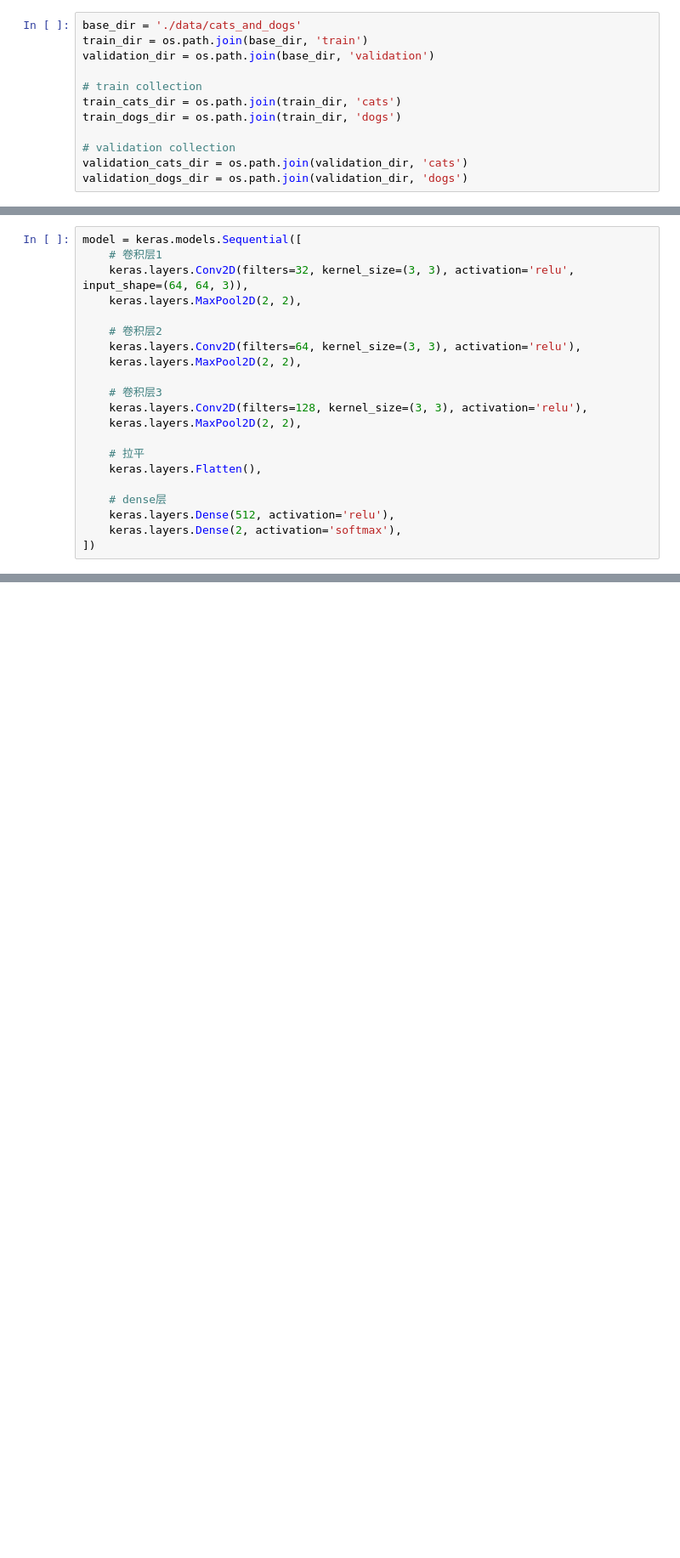
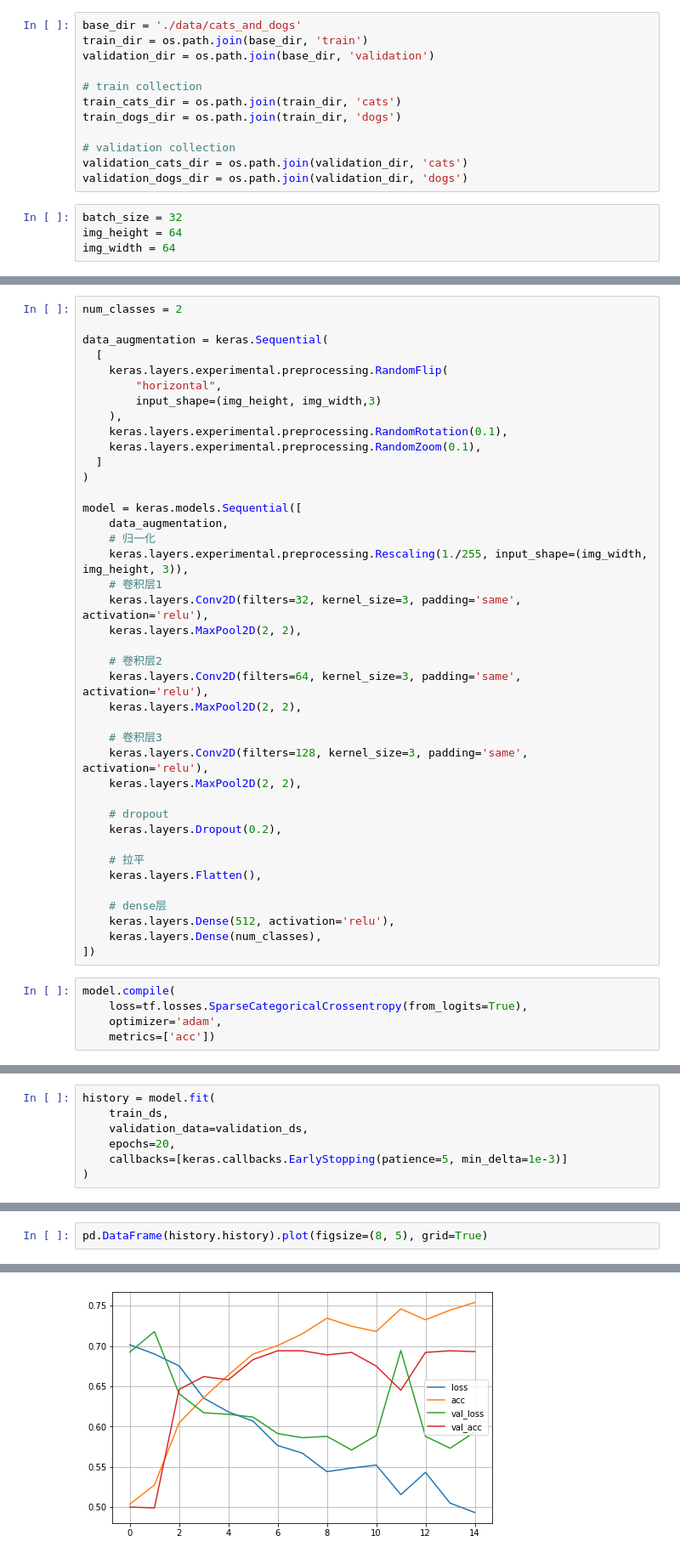
Before and after one commit to leozhao0709/python, a Jupyter notebook: tensorflow_learn/cat_dog_classification_CNN.ipynb, the cells around one changed output, grey strips where cells are left out. Shown at 85% size. Saved outputs shown, nothing was run; the diff lists cells and outputs as text; blank space fills up the shorter version.

```diff
--- a/tensorflow_learn/cat_dog_classification_CNN.ipynb
+++ b/tensorflow_learn/cat_dog_classification_CNN.ipynb
@@ -14,3 +16,7 @@ train_dogs_dir = os.path.join(train_dir, 'dogs')
 # validation collection
 validation_cats_dir = os.path.join(validation_dir, 'cats')
 validation_dogs_dir = os.path.join(validation_dir, 'dogs')
+# %%
+batch_size = 32
+img_height = 64
+img_width = 64
@@ -17,21 +58,45 @@ validation_dogs_dir = os.path.join(validation_dir, 'dogs')
 # %%
+num_classes = 2
+
+data_augmentation = keras.Sequential(
+  [
+    keras.layers.experimental.preprocessing.RandomFlip(
+        "horizontal",
+        input_shape=(img_height, img_width,3)
+    ),
+    keras.layers.experimental.preprocessing.RandomRotation(0.1),
+    keras.layers.experimental.preprocessing.RandomZoom(0.1),
+  ]
+)
+
 model = keras.models.Sequential([
+    data_augmentation,
+    # 归一化
+    keras.layers.experimental.preprocessing.Rescaling(1./255, input_shape=(img_width, img_height, 3)),
     # 卷积层1
-    keras.layers.Conv2D(filters=32, kernel_size=(3, 3), activation='relu', input_shape=(64, 64, 3)),
+    keras.layers.Conv2D(filters=32, kernel_size=3, padding='same', activation='relu'),
     keras.layers.MaxPool2D(2, 2),
 
     # 卷积层2
-    keras.layers.Conv2D(filters=64, kernel_size=(3, 3), activation='relu'),
+    keras.layers.Conv2D(filters=64, kernel_size=3, padding='same', activation='relu'),
     keras.layers.MaxPool2D(2, 2),
 
     # 卷积层3
-    keras.layers.Conv2D(filters=128, kernel_size=(3, 3), activation='relu'),
+    keras.layers.Conv2D(filters=128, kernel_size=3, padding='same', activation='relu'),
     keras.layers.MaxPool2D(2, 2),
+
+    # dropout
+    keras.layers.Dropout(0.2),
 
     # 拉平
     keras.layers.Flatten(),
 
     # dense层
     keras.layers.Dense(512, activation='relu'),
-    keras.layers.Dense(2, activation='softmax'),
+    keras.layers.Dense(num_classes),
 ])
+# %%
+model.compile(
+    loss=tf.losses.SparseCategoricalCrossentropy(from_logits=True),
+    optimizer='adam',
+    metrics=['acc'])
@@ -37,0 +123,7 @@ model = keras.models.Sequential([
+# %%
+history = model.fit(
+    train_ds,
+    validation_data=validation_ds,
+    epochs=20,
+    callbacks=[keras.callbacks.EarlyStopping(patience=5, min_delta=1e-3)]
+)
@@ -37,0 +148,3 @@ model = keras.models.Sequential([
+# %%
+pd.DataFrame(history.history).plot(figsize=(8, 5), grid=True)
+# %% [output]
@@ -37,0 +152 @@ model = keras.models.Sequential([
+[figure, added]
```
Also changed, not shown: parts of 9 cells of this notebook, 1 other file.
